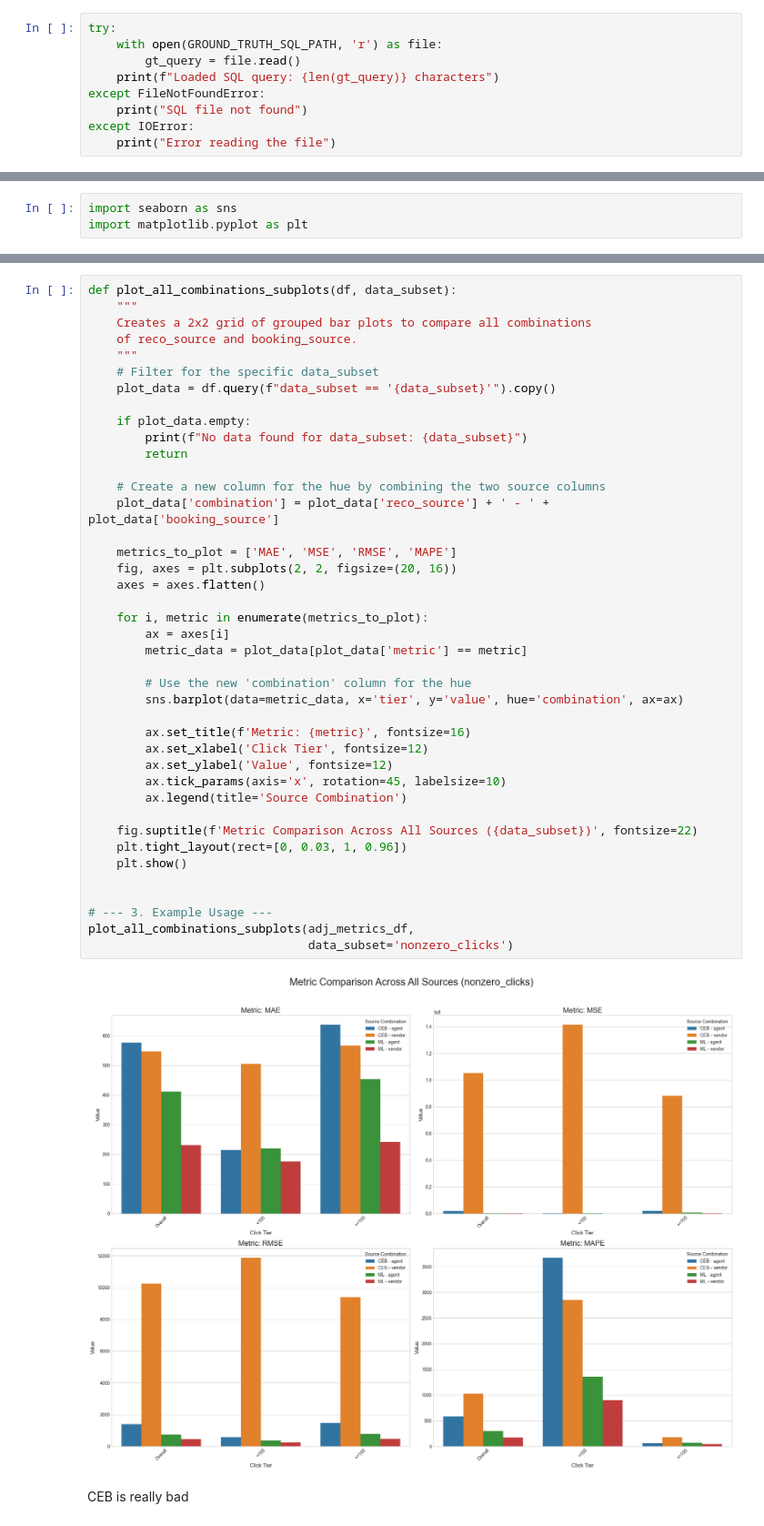
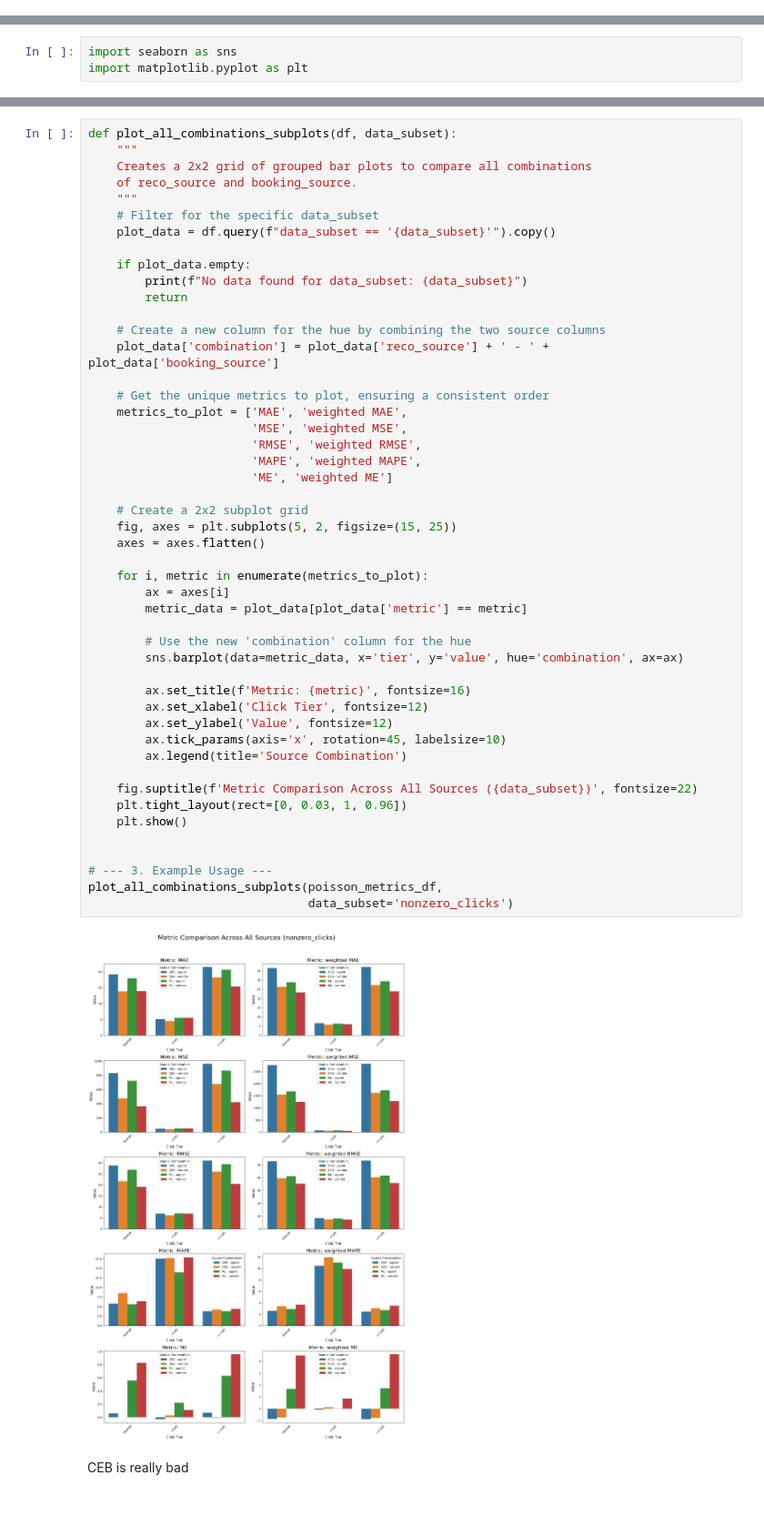
Before and after one commit to pdoupe/ad_hoc, a Jupyter notebook: error-metrics/notebooks/comparing_queries.ipynb, the cells around one changed output, grey strips where cells are left out. Shown at 91% size. Drawn from its saved outputs; the diff is of its cells as text.

```diff
--- a/error-metrics/notebooks/comparing_queries.ipynb
+++ b/error-metrics/notebooks/comparing_queries.ipynb
@@ -30,9 +178,0 @@ The google.cloud.bigquery extension is already loaded. To reload it, use:
-# %%
-try:
-    with open(GROUND_TRUTH_SQL_PATH, 'r') as file:
-        gt_query = file.read()
-    print(f"Loaded SQL query: {len(gt_query)} characters")
-except FileNotFoundError:
-    print("SQL file not found")
-except IOError:
-    print("Error reading the file")
@@ -399,37 +510,44 @@ def plot_all_combinations_subplots(df, data_subset):
     if plot_data.empty:
         print(f"No data found for data_subset: {data_subset}")
         return
 
     # Create a new column for the hue by combining the two source columns
     plot_data['combination'] = plot_data['reco_source'] + ' - ' + plot_data['booking_source']
 
-    metrics_to_plot = ['MAE', 'MSE', 'RMSE', 'MAPE']
-    fig, axes = plt.subplots(2, 2, figsize=(20, 16))
+    # Get the unique metrics to plot, ensuring a consistent order
+    metrics_to_plot = ['MAE', 'weighted MAE',
+                       'MSE', 'weighted MSE',
+                       'RMSE', 'weighted RMSE',
+                       'MAPE', 'weighted MAPE',
+                       'ME', 'weighted ME']
+
+    # Create a 2x2 subplot grid
+    fig, axes = plt.subplots(5, 2, figsize=(15, 25))
     axes = axes.flatten()
 
     for i, metric in enumerate(metrics_to_plot):
         ax = axes[i]
         metric_data = plot_data[plot_data['metric'] == metric]
 
         # Use the new 'combination' column for the hue
         sns.barplot(data=metric_data, x='tier', y='value', hue='combination', ax=ax)
 
         ax.set_title(f'Metric: {metric}', fontsize=16)
         ax.set_xlabel('Click Tier', fontsize=12)
         ax.set_ylabel('Value', fontsize=12)
         ax.tick_params(axis='x', rotation=45, labelsize=10)
         ax.legend(title='Source Combination')
 
     fig.suptitle(f'Metric Comparison Across All Sources ({data_subset})', fontsize=22)
     plt.tight_layout(rect=[0, 0.03, 1, 0.96])
     plt.show()
 
 
 # --- 3. Example Usage ---
-plot_all_combinations_subplots(adj_metrics_df,
+plot_all_combinations_subplots(poisson_metrics_df,
                                data_subset='nonzero_clicks')
 # %% [output]
-[figure, old version]
+[figure, new version]
 # %% [markdown]
 CEB is really bad
 # %%
```
Also changed, not shown: parts of 14 cells of this notebook, 3 other files.
